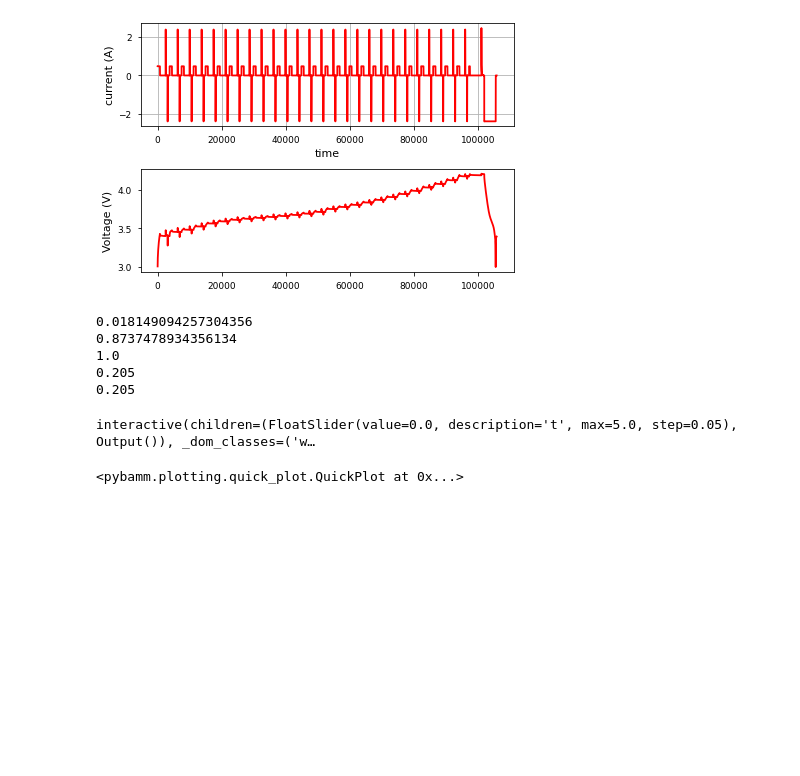
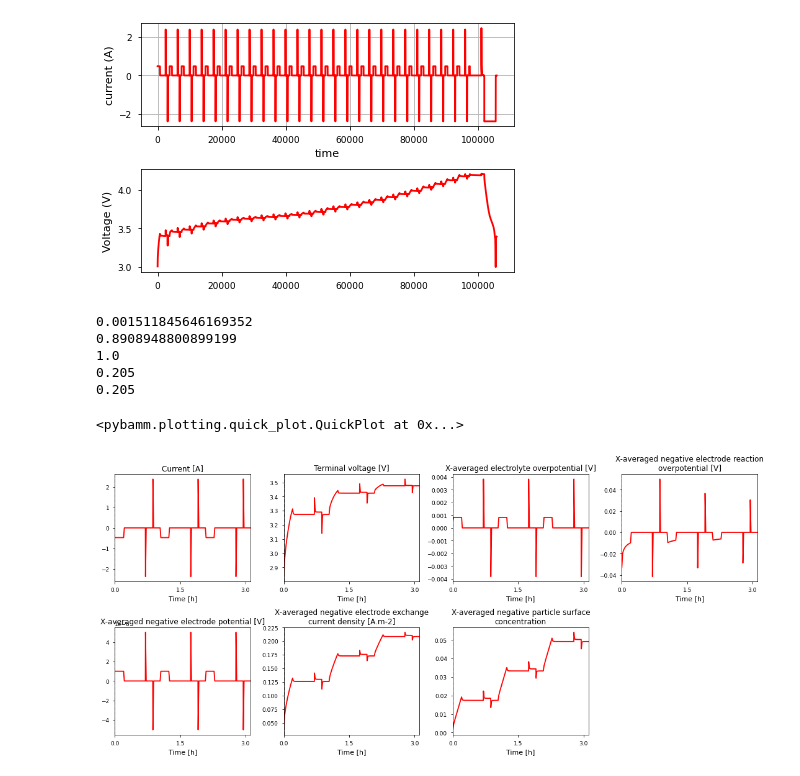
Before and after one commit to wengandrew/fast-formation, a Jupyter notebook: simulation/HPPC_charge_pouch.ipynb, the cells around one changed output. Drawn from its saved outputs; the diff is of its cells as text; code cells hidden in the pictures; blank space fills up the shorter version.

Commit message:
HPPC as an experiment works much better

```diff
--- a/simulation/HPPC_charge_pouch.ipynb
+++ b/simulation/HPPC_charge_pouch.ipynb
@@ -53,7 +53,7 @@ current_interpolant = pybamm.Interpolant(drive_cycle[:, 0], -drive_cycle[:, 1],
 #         * c_p_max,
 #     }
 # )
-initial_soc=.02
+initial_soc=.00
 c_n_init = parameter_values[
     "Initial concentration in negative electrode [mol.m-3]"
 ]
@@ -83,25 +83,50 @@ parameter_values.update(
 )
 # %% [output]
 [figure]
-0.018149094257304356
-0.8737478934356134
+0.001511845646169352
+0.8908948800899199
 1.0
 0.205
 0.205
 # %%
 # Set drive cycle
-parameter_values["Current function [A]"] = -10#;current_interpolant
-parameter_values["Lower voltage cut-off [V]"] = 2.6
+#parameter_values["Current function [A]"] = current_interpolant
+parameter_values["Lower voltage cut-off [V]"] = 2
 parameter_values["Upper voltage cut-off [V]"] = 4.2
 
 # load solvers
-safe_solver = pybamm.CasadiSolver(atol=1e-6, rtol=1e-6, mode="safe",dt_max=1e-3)
+safe_solver = pybamm.CasadiSolver(atol=1e-6, rtol=1e-6, mode="safe",dt_max=600)
 #scikits_solver=pybamm.ScikitsOdeSolver(method='cvode',atol=1e-6, rtol=1e-9,extrap_tol=0.001)
 #model.set_soc_variables(),solver=safe_solver
-sim = pybamm.Simulation(model, parameter_values=parameter_values,solver=safe_solver)
-#sim.solve(t_eval=drive_cycle[:, 0])
-sim.solve([0,5])
+
+# get the spatial variables used in pybamm
+var = pybamm.standard_spatial_vars
+
+# create our dictionary
+var_pts = {
+    var.x_n: 50,  # negative electrode
+    var.x_s: 20,  # separator
+    var.x_p: 50,  # positive electrode
+    var.r_n: 100,  # negative particle
+    var.r_p: 100,  # positive particle
+}
+
+# Define HPPC
+experiment = pybamm.Experiment(
+    [
+        ("Charge at 0.474 A for 720 seconds or until 4.2 V",
+        "Rest for 1800 seconds",
+        "Charge at 2.37 A for 10 seconds or until 4.2 V",
+        "Rest for 600 seconds",
+        "Discharge at 2.37 A for 10 seconds",
+        "Rest for 600 seconds"),
+    ] * 30
+)
+
+sim = pybamm.Simulation(model, parameter_values=parameter_values,solver=safe_solver,var_pts=var_pts, experiment=experiment)
+sim.solve(t_eval=drive_cycle[0:2000, 0])
+#sim.solve([0,5000])
 sim.plot(["Current [A]", "Terminal voltage [V]",'X-averaged electrolyte overpotential [V]','X-averaged negative electrode reaction overpotential [V]','X-averaged negative electrode potential [V]','X-averaged negative electrode exchange current density [A.m-2]','X-averaged negative particle surface concentration'])
 # %% [output]
-interactive(children=(FloatSlider(value=0.0, description='t', max=5.0, step=0.05), Output()), _dom_classes=('w…
+<pybamm.plotting.quick_plot.QuickPlot at 0x...>
-<pybamm.plotting.quick_plot.QuickPlot at 0x...>
+[figure, added]
```
